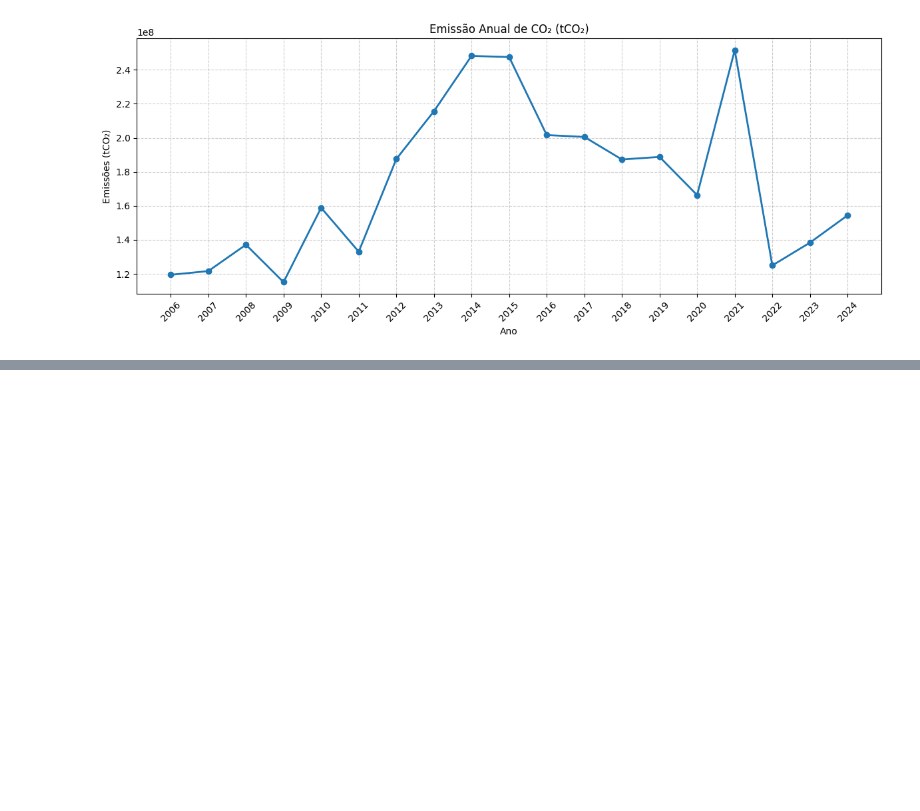
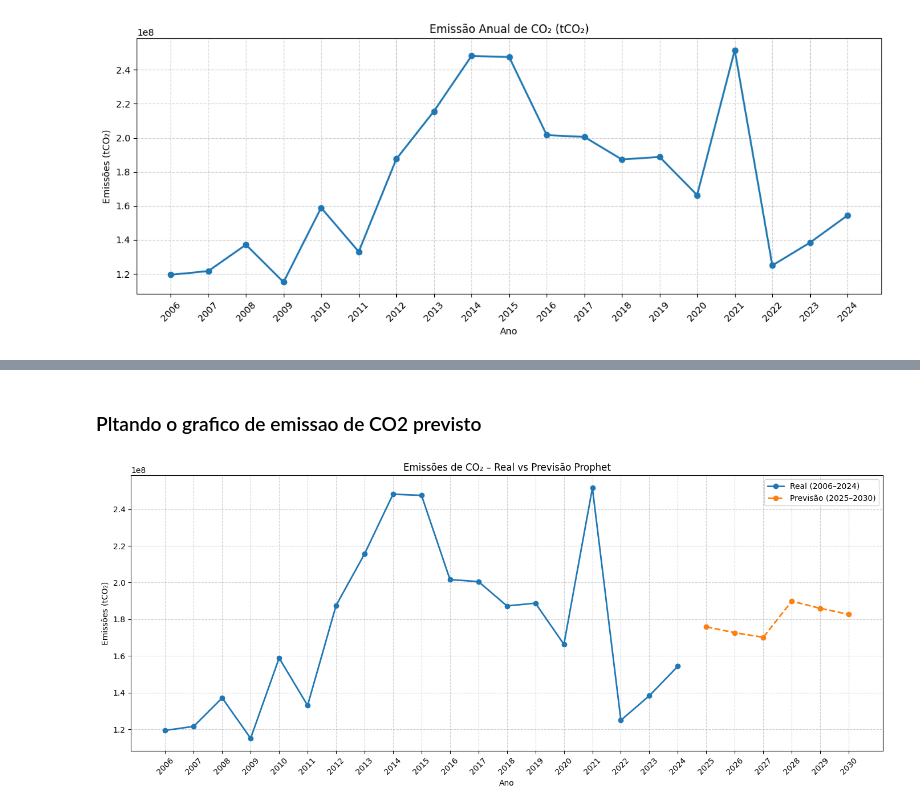
Before and after one commit to August2a/Projeto-APC, a Jupyter notebook: estimaco2.ipynb, the cells around one changed output, grey strips where cells are left out. Saved outputs shown, nothing was run; the diff lists cells and outputs as text; code cells hidden in the pictures; blank space fills up the shorter version.

```diff
--- a/estimaco2.ipynb
+++ b/estimaco2.ipynb
@@ -176,0 +190,15 @@ plt.show()
+# %%
+from prophet import Prophet
+
+# Treinar o Prophet
+model = Prophet()
+
+model.fit(df_prophet)
+
+# Criar datas futuras até 2029
+future = model.make_future_dataframe(
+    periods=7,   # 2025–2029
+    freq="YE"    # frequência anual
+)
+
+forecast = model.predict(future)
@@ -176,0 +208,44 @@ plt.show()
+# %% [markdown]
+### Pltando o grafico de emissao de CO2 previsto
+# %%
+# Ajustar datas dos dados reais
+
+df_real = df_prophet.copy()
+df_real["ano"] = df_real["ds"].dt.year
+
+# Ajustar todas as datas para 31/12 do respectivo ano (padroniza com Prophet)
+df_real["ds"] = pd.to_datetime(df_real["ano"].astype(str) + "-12-31")
+
+df_real = df_real[df_real["ano"] <= 2024]
+
+# Previsão
+df_prev = forecast[["ds", "yhat"]].copy()
+df_prev["ano"] = df_prev["ds"].dt.year
+
+# manter só previsão APÓS os dados reais
+df_prev = df_prev[df_prev["ano"] >= 2025]
+df_prev = df_prev[df_prev["ano"] <= 2030]
+
+# Plotagem
+plt.figure(figsize=(14,6))
+
+# Série real (linha sólida)
+plt.plot(df_real["ano"], df_real["y"],
+         marker='o', linewidth=2, label="Real (2006–2024)")
+
+# Série prevista (linha tracejada)
+plt.plot(df_prev["ano"], df_prev["yhat"],
+         marker='o', linestyle='--', linewidth=2, label="Previsão (2025–2030)")
+
+# Configurações do gráfico
+plt.grid(True, linestyle='--', alpha=0.6)
+plt.xticks(list(range(2006, 2031)), rotation=45)
+plt.title("Emissões de CO₂ – Real vs Previsão Prophet")
+plt.xlabel("Ano")
+plt.ylabel("Emissões (tCO₂)")
+plt.legend()
+plt.tight_layout()
+
+plt.show()
+# %% [output]
+[figure, added]
```
Also changed, not shown: parts of 8 cells of this notebook.
